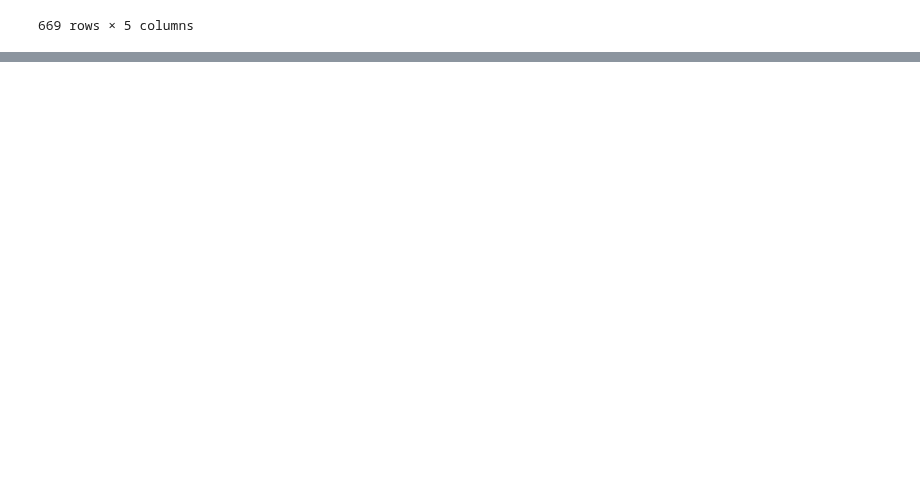
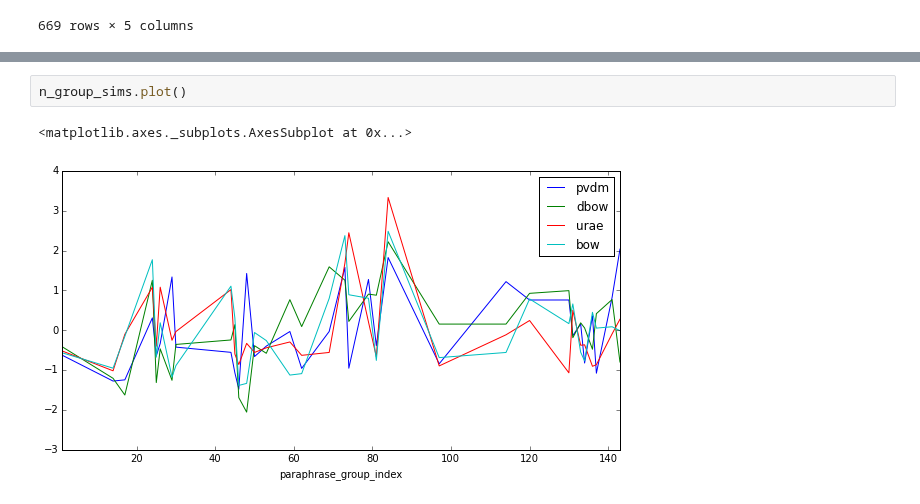
Before and after one commit to oxinabox/phd, a Jupyter notebook: prototypes/Projects/SemanticEval2/results_ana.ipynb, the cells around one changed output, grey strips where cells are left out. Drawn from its saved outputs; the diff is of its cells as text; blank space fills up the shorter version.

```diff
--- a/prototypes/Projects/SemanticEval2/results_ana.ipynb
+++ b/prototypes/Projects/SemanticEval2/results_ana.ipynb
@@ -99,0 +148,5 @@ array([[<matplotlib.axes._subplots.AxesSubplot object at 0x...>,
+# %%
+n_group_sims.plot()
+# %% [output]
+<matplotlib.axes._subplots.AxesSubplot at 0x...>
+[figure, added]
```
Also changed, not shown: parts of 27 cells of this notebook, 1 other file.
